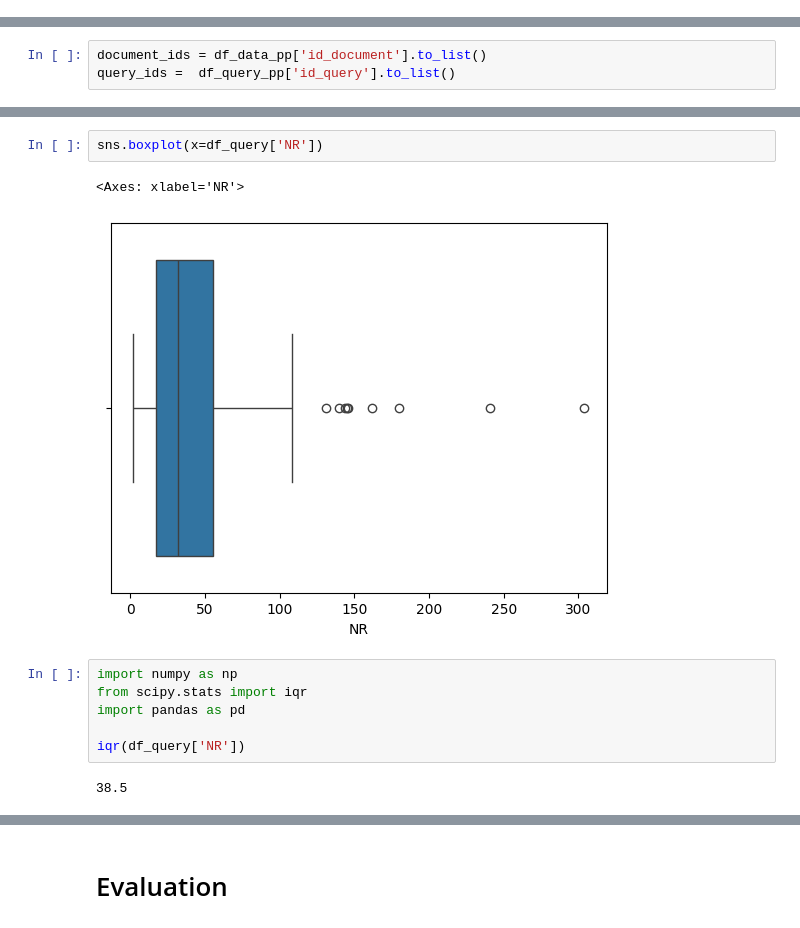
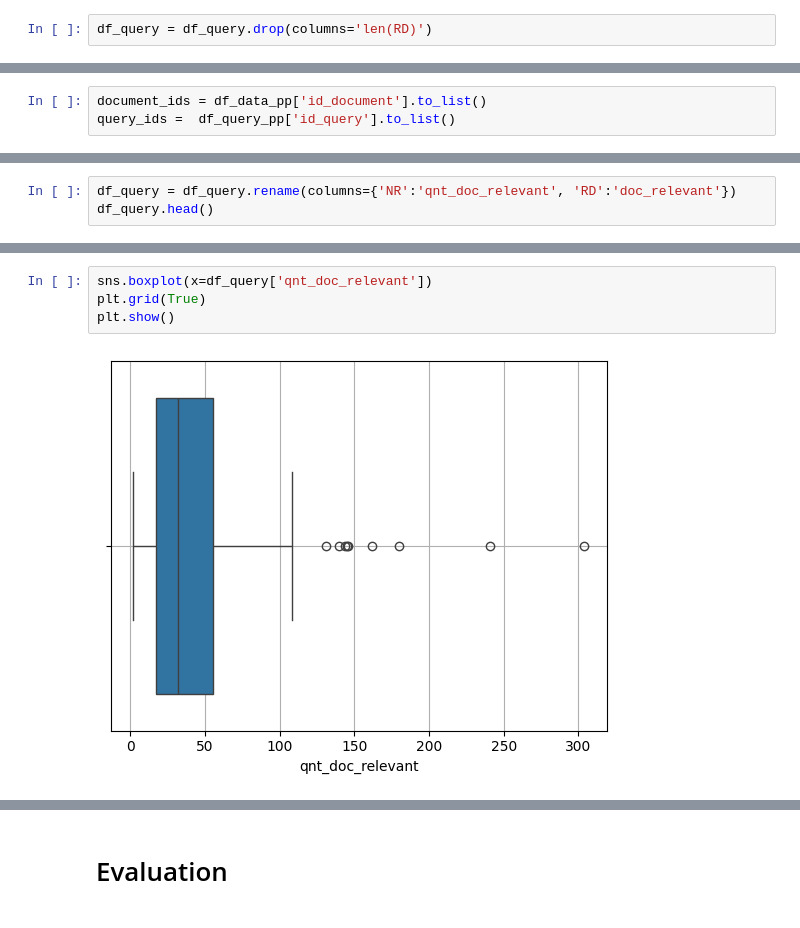
Before and after one commit to AnnaPaulaFigueiredo/INFORMATION-RETRIEVAL-TP1, a Jupyter notebook: code/analysis.ipynb, the cells around one changed output, grey strips where cells are left out. Saved outputs shown, nothing was run; the diff lists cells and outputs as text.

```diff
--- a/code/analysis.ipynb
+++ b/code/analysis.ipynb
@@ -187,3 +192,5 @@ df_query.head()
+# %%
+df_query = df_query.drop(columns='len(RD)')
 # %% [markdown]
 # Text preprocessing
 # %%
@@ -484,0 +486,3 @@ plt.show()
+# %%
+df_query = df_query.rename(columns={'NR':'qnt_doc_relevant', 'RD':'doc_relevant'})
+df_query.head()
@@ -485,13 +514,6 @@ plt.show()
 # %%
-sns.boxplot(x=df_query['NR'])
+sns.boxplot(x=df_query['qnt_doc_relevant'])
+plt.grid(True)
+plt.show()
 # %% [output]
-<Axes: xlabel='NR'>
-[figure, old version]
+[figure, new version]
-# %%
-import numpy as np
-from scipy.stats import iqr
-import pandas as pd
-
-iqr(df_query['NR'])
-# %% [output]
-38.5
```
Also changed, not shown: parts of 57 cells of this notebook.
